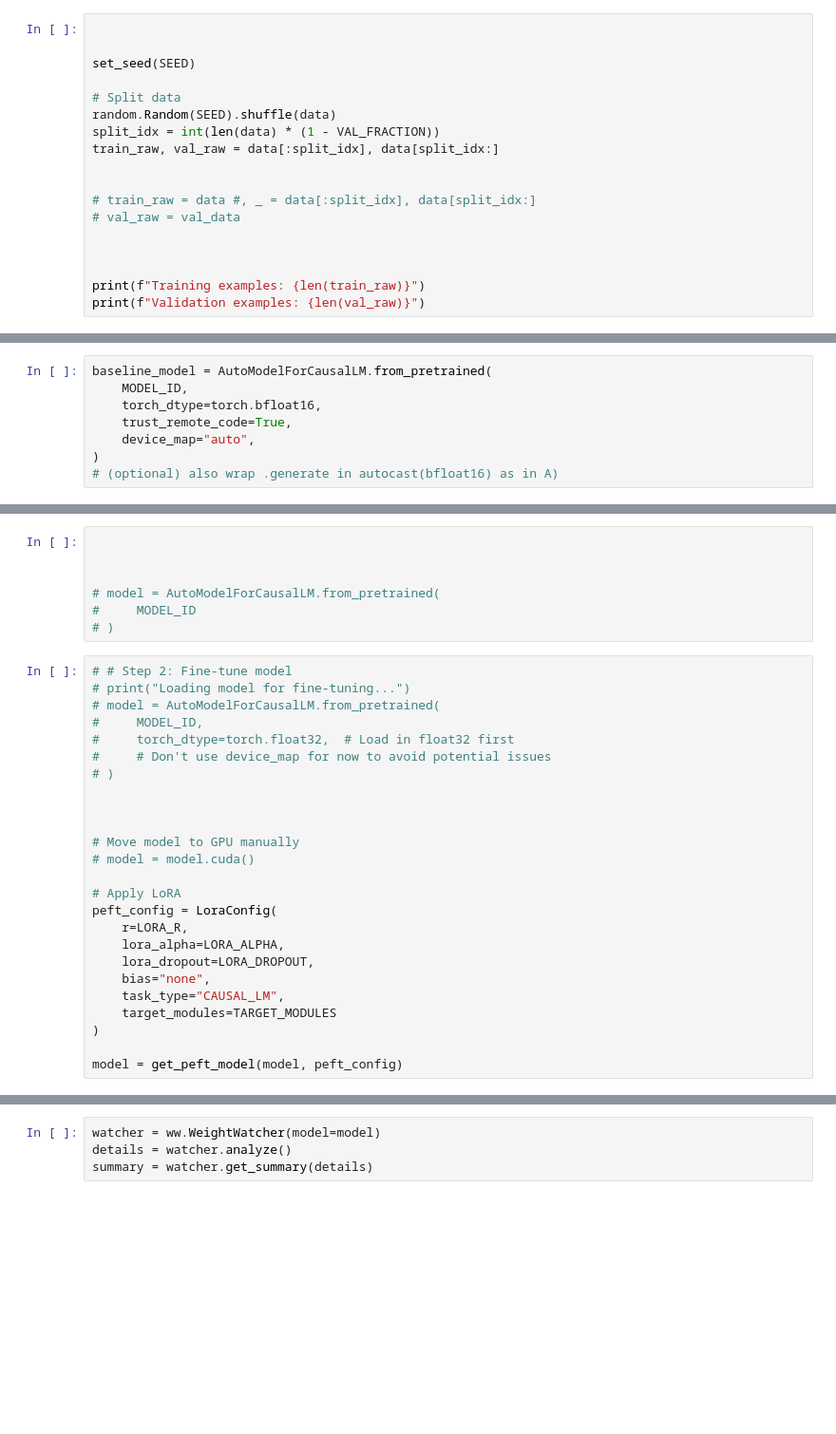
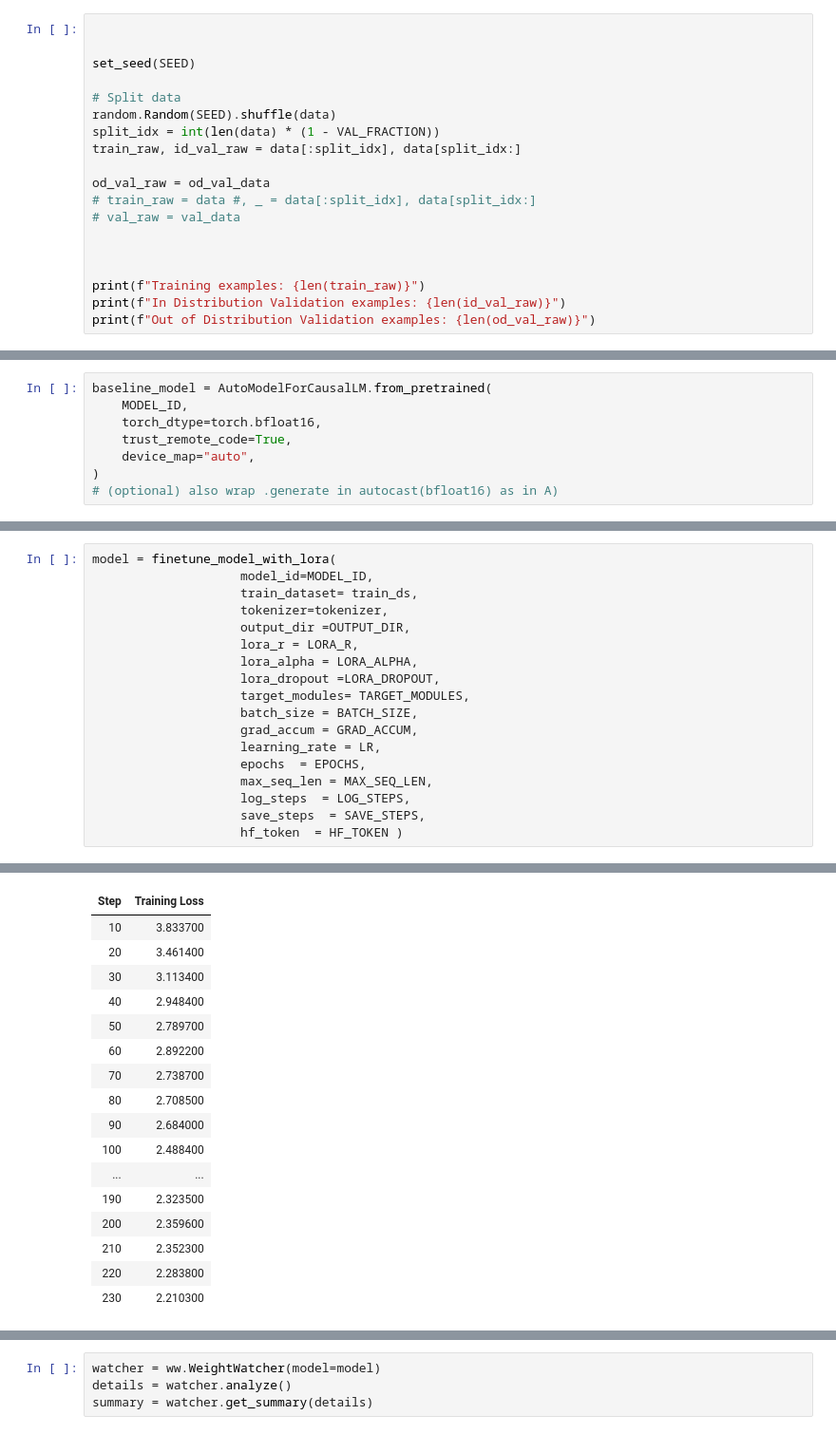
Before and after one commit to omroot/InductiveSLM, a Jupyter notebook: notebooks/main.ipynb, the cells around one changed output, grey strips where cells are left out. Shown at 95% size. Cells and saved outputs as stored; diff of their text form; blank space fills up the shorter version.

Commit message:
update the main notebook for fine tuning

```diff
--- a/notebooks/main.ipynb
+++ b/notebooks/main.ipynb
@@ -120,15 +119,16 @@ set_seed(SEED)
 # Split data
 random.Random(SEED).shuffle(data)
 split_idx = int(len(data) * (1 - VAL_FRACTION))
-train_raw, val_raw = data[:split_idx], data[split_idx:]
+train_raw, id_val_raw = data[:split_idx], data[split_idx:]
 
-
+od_val_raw = od_val_data
 # train_raw = data #, _ = data[:split_idx], data[split_idx:]
 # val_raw = val_data
 
 
 
 print(f"Training examples: {len(train_raw)}")
-print(f"Validation examples: {len(val_raw)}")
+print(f"In Distribution Validation examples: {len(id_val_raw)}")
+print(f"Out of Distribution Validation examples: {len(od_val_raw)}")
 # %% [output]
 Training examples: 1264
@@ -243,32 +283,19 @@ model = AutoModelForCausalLM.from_pretrained(
-# %%
-
-
-
-# model = AutoModelForCausalLM.from_pretrained(
-#     MODEL_ID
-# )
-# %%
-# # Step 2: Fine-tune model
-# print("Loading model for fine-tuning...")
-# model = AutoModelForCausalLM.from_pretrained(
-#     MODEL_ID,
-#     torch_dtype=torch.float32,  # Load in float32 first
-#     # Don't use device_map for now to avoid potential issues
-# )
-
-
-
-# Move model to GPU manually
-# model = model.cuda()
-
-# Apply LoRA
-peft_config = LoraConfig(
-    r=LORA_R,
-    lora_alpha=LORA_ALPHA,
-    lora_dropout=LORA_DROPOUT,
-    bias="none",
-    task_type="CAUSAL_LM",
-    target_modules=TARGET_MODULES
-)
-
-model = get_peft_model(model, peft_config)
+# %%
+model = finetune_model_with_lora(
+                    model_id=MODEL_ID,
+                    train_dataset= train_ds,
+                    tokenizer=tokenizer,
+                    output_dir =OUTPUT_DIR,
+                    lora_r = LORA_R,
+                    lora_alpha = LORA_ALPHA,
+                    lora_dropout =LORA_DROPOUT,
+                    target_modules= TARGET_MODULES,
+                    batch_size = BATCH_SIZE,
+                    grad_accum = GRAD_ACCUM,
+                    learning_rate = LR,
+                    epochs  = EPOCHS,
+                    max_seq_len = MAX_SEQ_LEN,
+                    log_steps  = LOG_STEPS,
+                    save_steps  = SAVE_STEPS,
+                    hf_token  = HF_TOKEN )
+# %% [output]
@@ -275,3 +306,20 @@ model = get_peft_model(model, peft_config)
+| Step | Training Loss |
+| 10 | 3.833700 |
+| 20 | 3.461400 |
+| 30 | 3.113400 |
+| 40 | 2.948400 |
+| 50 | 2.789700 |
+| 60 | 2.892200 |
+| 70 | 2.738700 |
+| 80 | 2.708500 |
+| 90 | 2.684000 |
+| 100 | 2.488400 |
+| ... | ... |
+| 190 | 2.323500 |
+| 200 | 2.359600 |
+| 210 | 2.352300 |
+| 220 | 2.283800 |
+| 230 | 2.210300 |
 # %%
 
 
```
Also changed, not shown: parts of 38 cells of this notebook.
